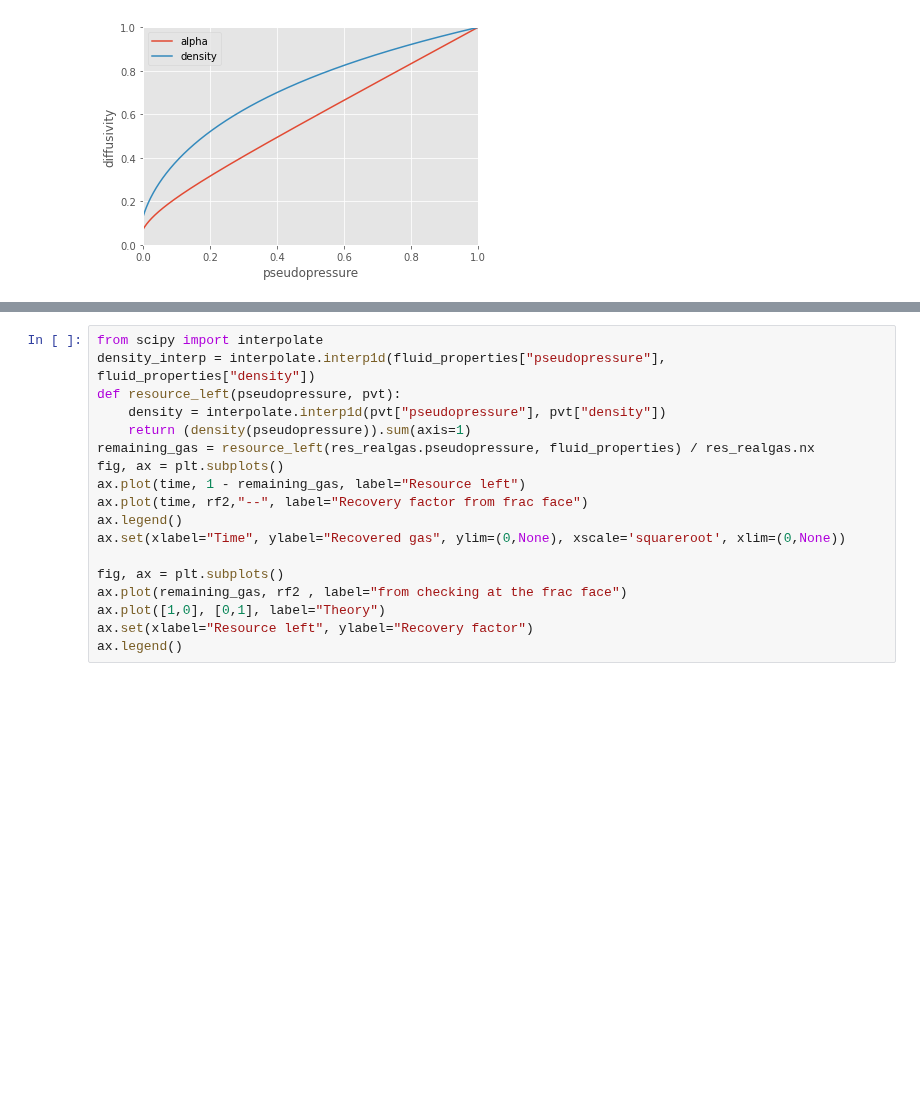
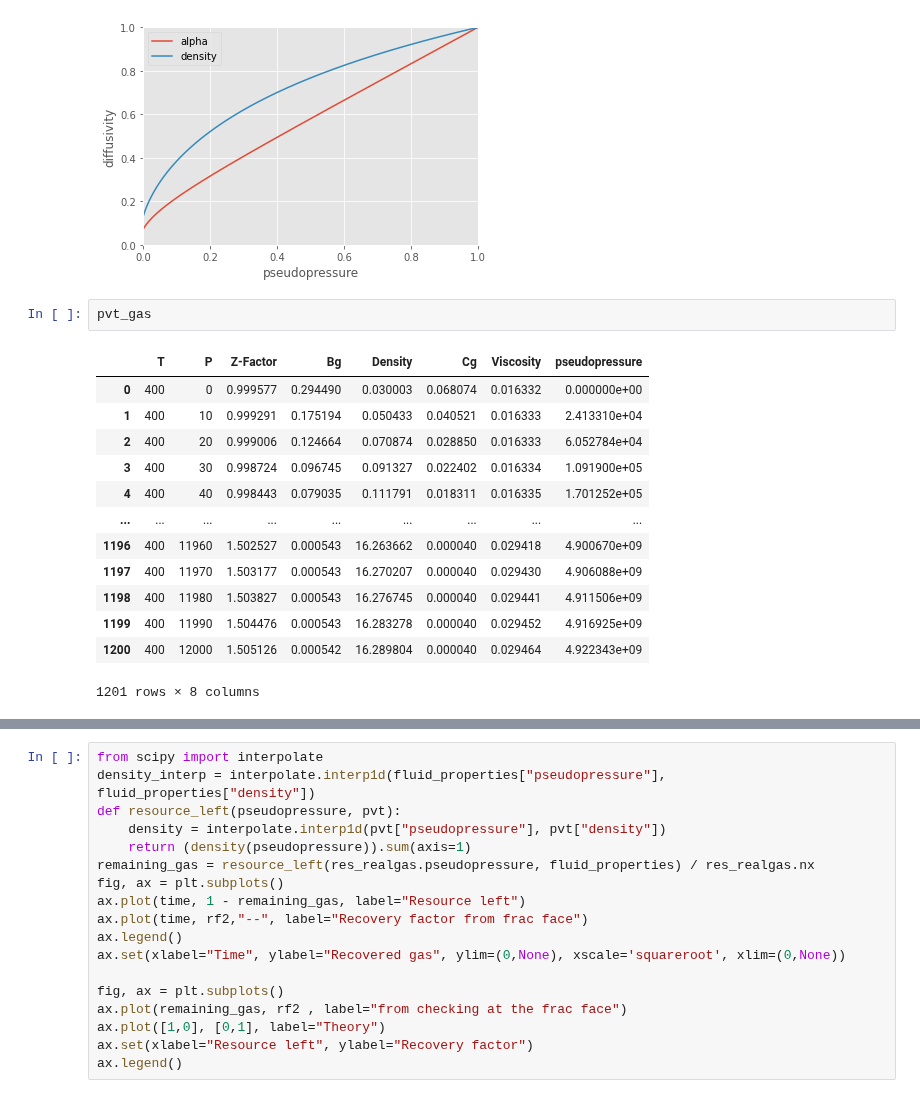
Before and after one commit to frank1010111/bluebonnet, a Jupyter notebook: docs/flow.ipynb, the cells around one changed output, grey strips where cells are left out. Cells and saved outputs as stored; diff of their text form; blank space fills up the shorter version.

```diff
--- a/docs/flow.ipynb
+++ b/docs/flow.ipynb
@@ -86,6 +86,22 @@ fluid_properties.plot(x="pseudopressure", y="density", ax=ax)
 # %% [output]
 <AxesSubplot:xlabel='pseudopressure', ylabel='diffusivity'>
 [figure]
+# %%
+pvt_gas
+# %% [output]
+|  | T | P | Z-Factor | Bg | Density | Cg | Viscosity | pseudopressure |
+| 0 | 400 | 0 | 0.999577 | 0.294490 | 0.030003 | 0.068074 | 0.016332 | 0.000000e+00 |
+| 1 | 400 | 10 | 0.999291 | 0.175194 | 0.050433 | 0.040521 | 0.016333 | 2.413310e+04 |
+| 2 | 400 | 20 | 0.999006 | 0.124664 | 0.070874 | 0.028850 | 0.016333 | 6.052784e+04 |
+| 3 | 400 | 30 | 0.998724 | 0.096745 | 0.091327 | 0.022402 | 0.016334 | 1.091900e+05 |
+| 4 | 400 | 40 | 0.998443 | 0.079035 | 0.111791 | 0.018311 | 0.016335 | 1.701252e+05 |
+| ... | ... | ... | ... | ... | ... | ... | ... | ... |
+| 1196 | 400 | 11960 | 1.502527 | 0.000543 | 16.263662 | 0.000040 | 0.029418 | 4.900670e+09 |
+| 1197 | 400 | 11970 | 1.503177 | 0.000543 | 16.270207 | 0.000040 | 0.029430 | 4.906088e+09 |
+| 1198 | 400 | 11980 | 1.503827 | 0.000543 | 16.276745 | 0.000040 | 0.029441 | 4.911506e+09 |
+| 1199 | 400 | 11990 | 1.504476 | 0.000543 | 16.283278 | 0.000040 | 0.029452 | 4.916925e+09 |
+| 1200 | 400 | 12000 | 1.505126 | 0.000542 | 16.289804 | 0.000040 | 0.029464 | 4.922343e+09 |
+1201 rows × 8 columns
 # %%
 flow_properties = FlowProperties(fluid_properties, fvf_scale=0.3579)
 
```
Also changed, not shown: parts of 7 cells of this notebook, 5 other files.
